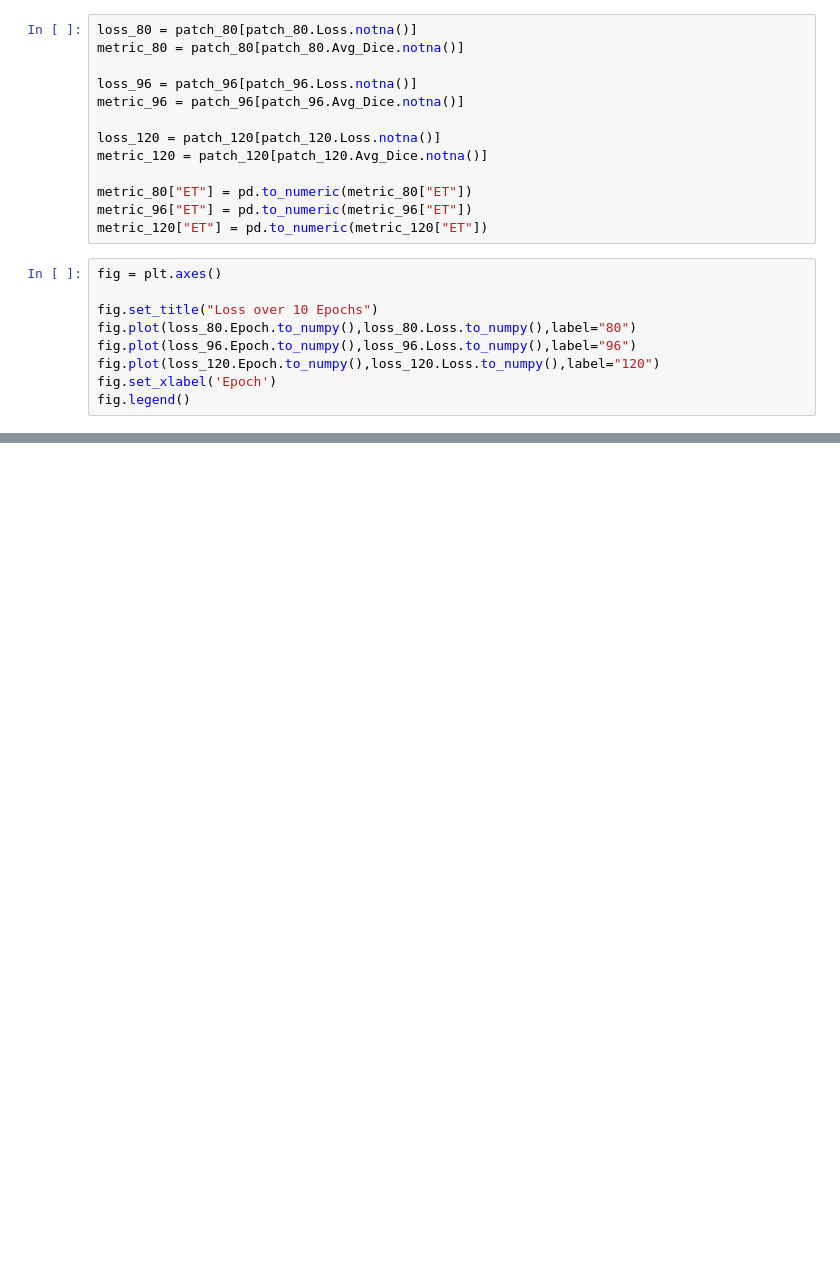
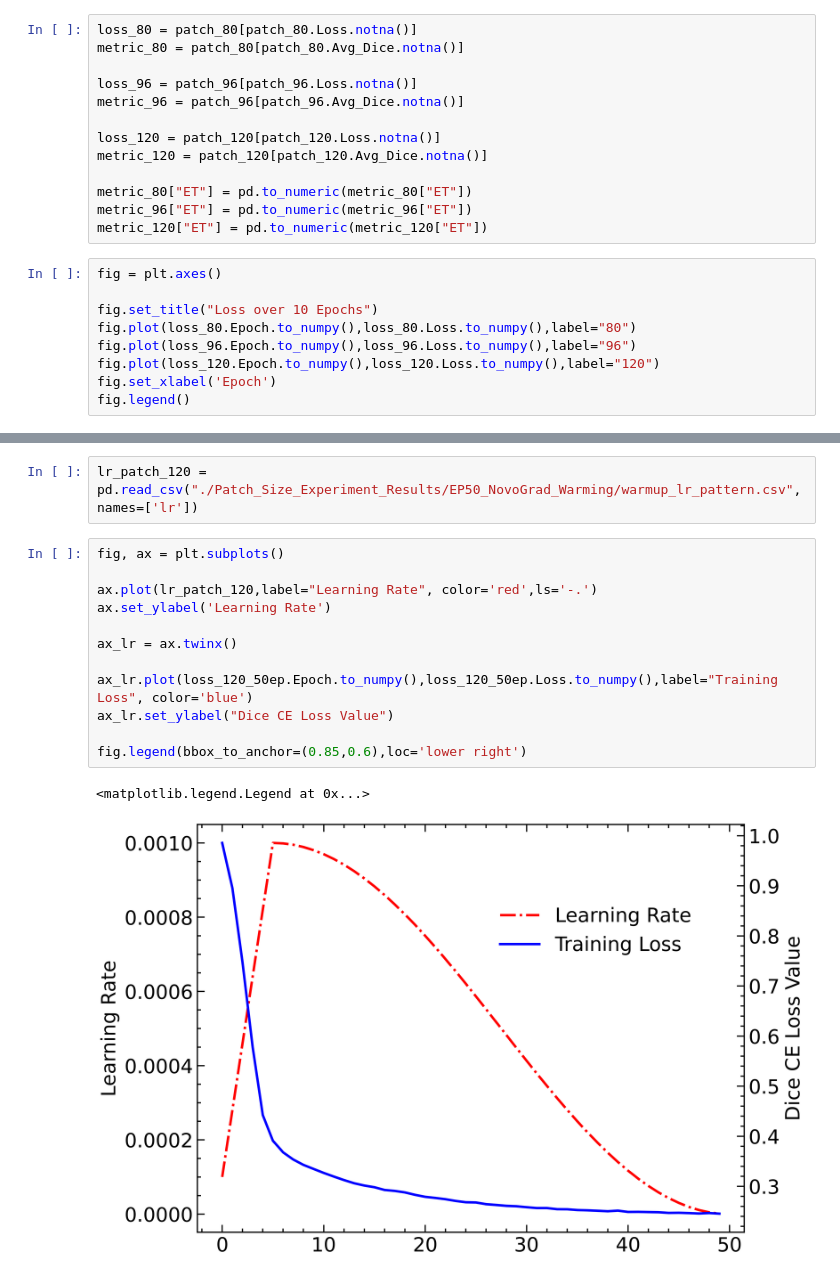
Before and after one commit to Prof-Iz/3D-Segmentation-of-Glioblastoma-from-MRI, a Jupyter notebook: experiments/Patch Size With Basic UNet.ipynb, the cells around one changed output, grey strips where cells are left out. Saved outputs shown, nothing was run; the diff lists cells and outputs as text; blank space fills up the shorter version.

```diff
--- a/experiments/Patch Size With Basic UNet.ipynb
+++ b/experiments/Patch Size With Basic UNet.ipynb
@@ -556,0 +587,17 @@ Text(0.02, 0.5, 'Dice Score')
+# %%
+lr_patch_120 = pd.read_csv("./Patch_Size_Experiment_Results/EP50_NovoGrad_Warming/warmup_lr_pattern.csv",names=['lr'])
+# %%
+fig, ax = plt.subplots()
+
+ax.plot(lr_patch_120,label="Learning Rate", color='red',ls='-.')
+ax.set_ylabel('Learning Rate')
+
+ax_lr = ax.twinx()
+
+ax_lr.plot(loss_120_50ep.Epoch.to_numpy(),loss_120_50ep.Loss.to_numpy(),label="Training Loss", color='blue')
+ax_lr.set_ylabel("Dice CE Loss Value")
+
+fig.legend(bbox_to_anchor=(0.85,0.6),loc='lower right')
+# %% [output]
+<matplotlib.legend.Legend at 0x...>
+[figure, added]
```
Also changed, not shown: parts of 12 cells of this notebook, 11 other files.
